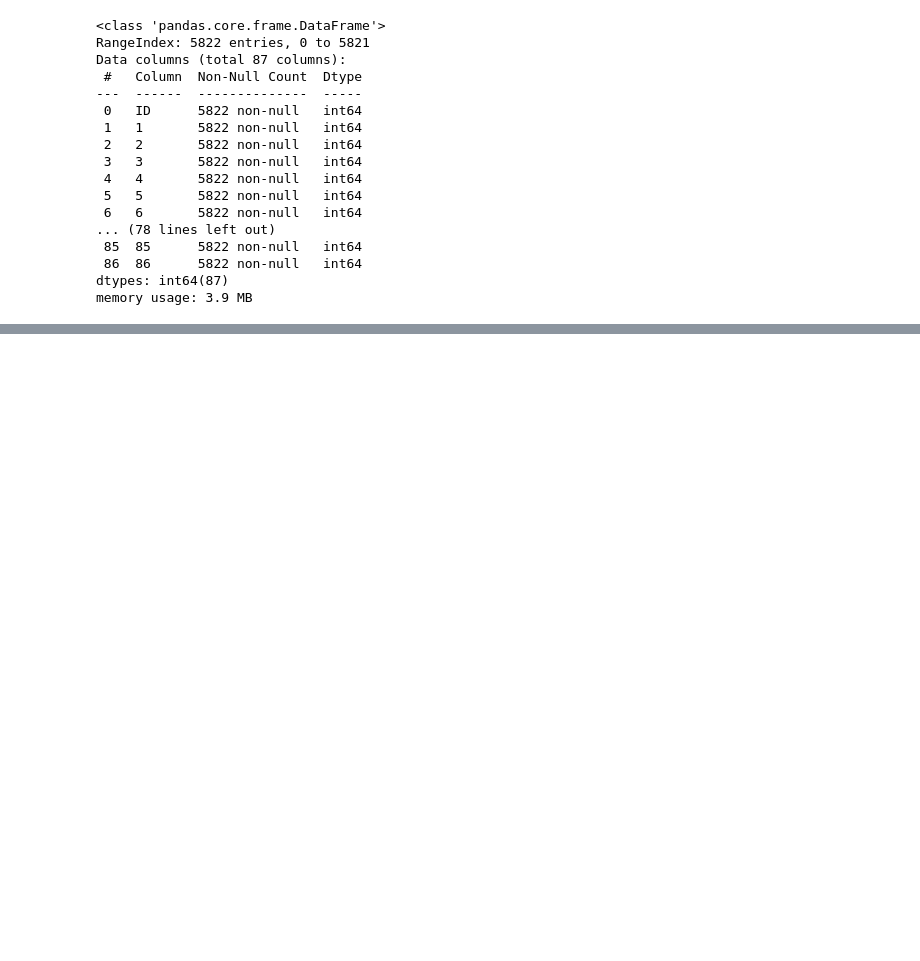
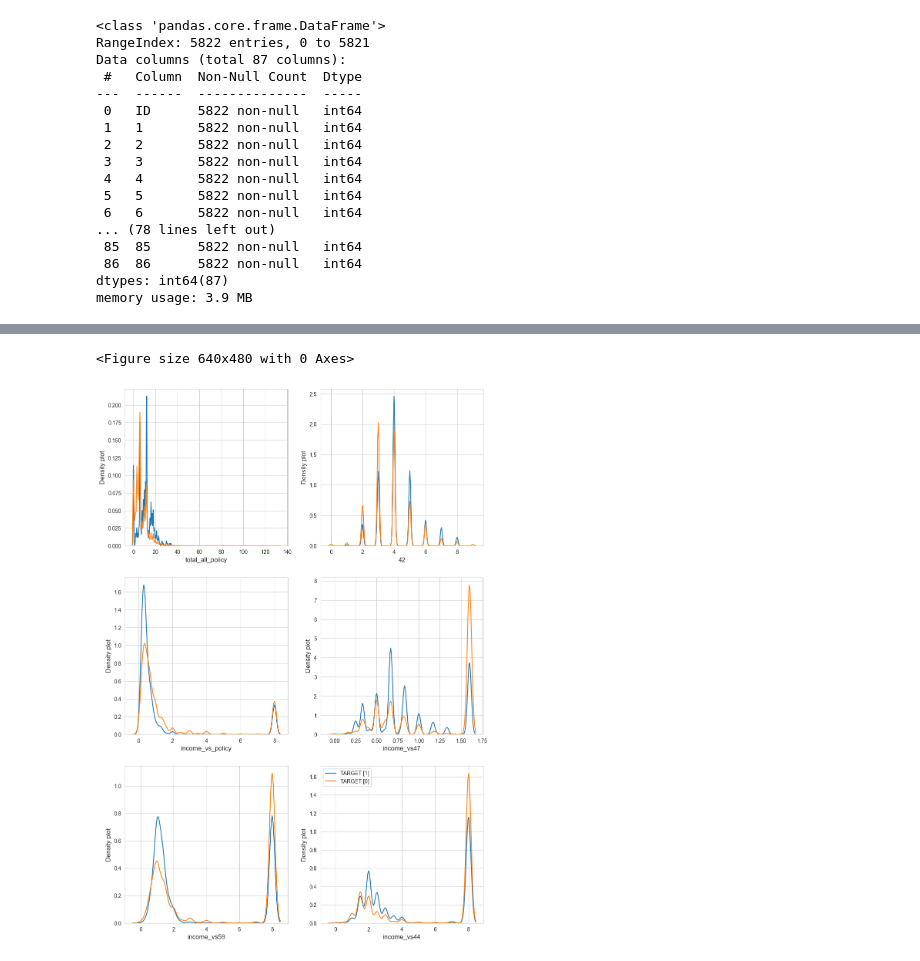
Before and after one commit to Nampq281/insurance_propensity_model, a Jupyter notebook: project_notebook.ipynb, the cells around one changed output, grey strips where cells are left out. Cells and saved outputs as stored; diff of their text form; code cells hidden in the pictures; blank space fills up the shorter version.

```diff
--- a/project_notebook.ipynb
+++ b/project_notebook.ipynb
@@ -64,0 +199,5 @@ df['social_class'] = df['1'].apply(lambda row: regroup(row))
+# %%
+plot_distribution_target(df, ['total_all_policy', '42', 'income_vs_policy', 'income_vs47', 'income_vs59', 'income_vs44'], label[0], nrows=3, bw_method=0.05)
+# %% [output]
+<Figure size 640x480 with 0 Axes>
+[figure, added]
```
Also changed, not shown: parts of 47 cells of this notebook, 1 other file.
